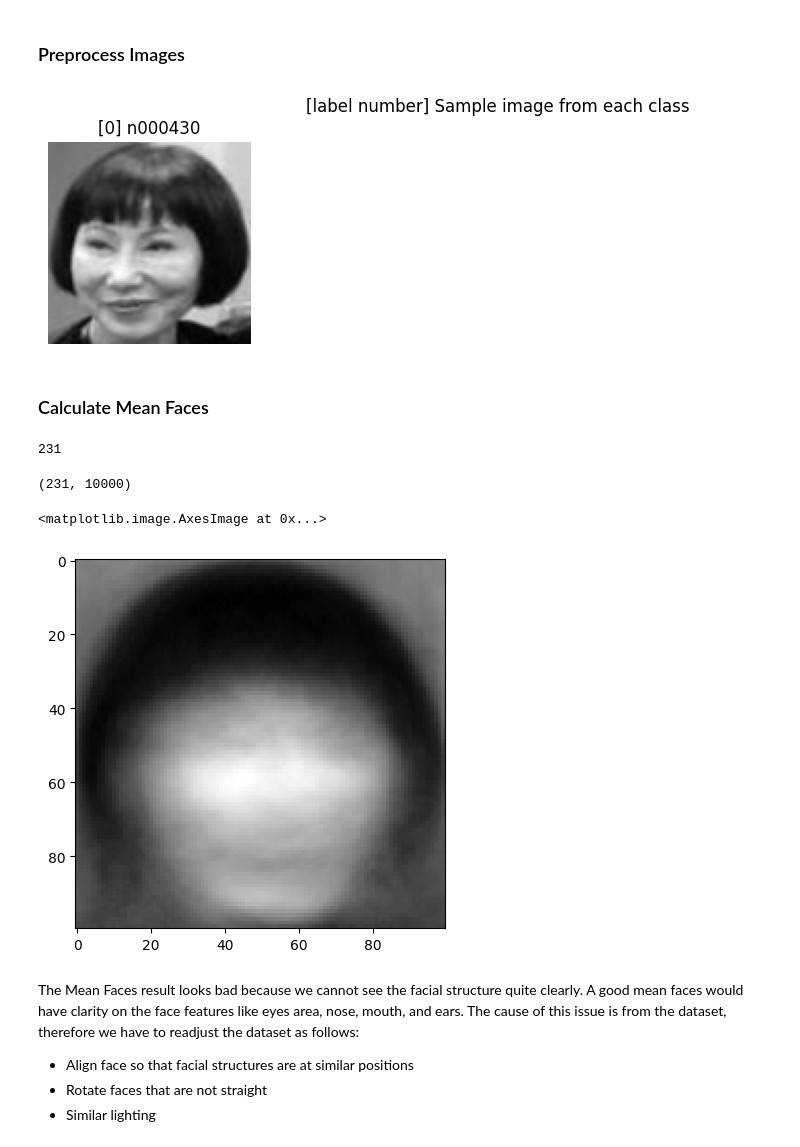
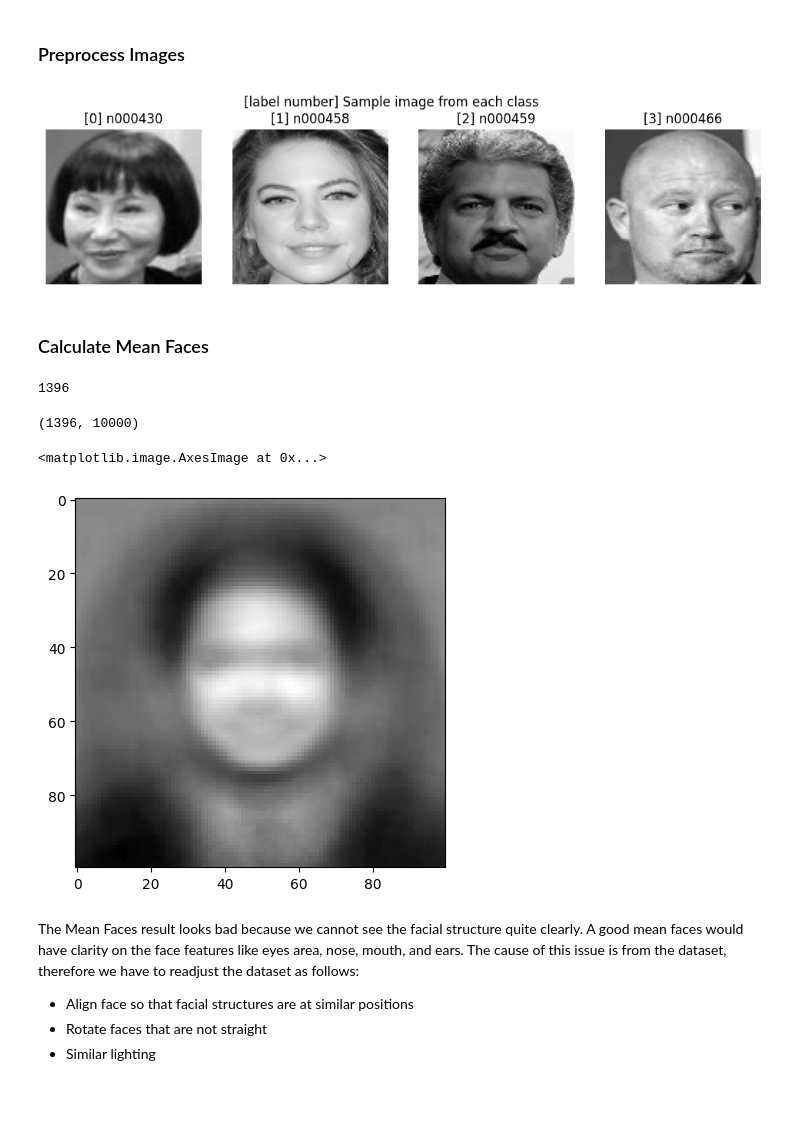
Before and after one commit to ReinerJasin/face_recognition_eigenfaces, a Jupyter notebook: project/face_recognition.ipynb, the cells around one changed output. Saved outputs shown, nothing was run; the diff lists cells and outputs as text; code cells hidden in the pictures; blank space fills up the shorter version.

```diff
--- a/project/face_recognition.ipynb
+++ b/project/face_recognition.ipynb
@@ -109,7 +109,7 @@ label_mapping = {
     'n000458': 1,
     'n000459': 2,
     'n000466': 3,
-    # 'n000430_2': 4,
+    'n000430_2': 4,
     }
 
 plt.figure(figsize=(NUM_OF_CLASSES * 3, 3))
@@ -125,12 +125,12 @@ for class_folder in sorted(os.listdir(data_dir)):
     #
     # if class_folder == "n000430":
     #     continue
-    if class_folder == "n000458":
-        continue
-    if class_folder == "n000459":
-        continue
-    if class_folder == "n000466":
-        continue
+    # if class_folder == "n000458":
+    #     continue
+    # if class_folder == "n000459":
+    #     continue
+    # if class_folder == "n000466":
+    #     continue
 
     if class_folder == "n000430_2":
         continue
@@ -167,44 +167,44 @@ for class_folder in sorted(os.listdir(data_dir)):
             plt.imshow(image, cmap="gray")
             plt.title(f'[{label_mapping[class_folder]}] {class_folder}')
             plt.suptitle('[label number] Sample image from each class')
             plt.axis('off')
 
             # DEBUG PRINT
             # print(image.shape)
             # print(image.flatten().shape)
             # print(image.flatten())
 
         image_list.append(image.flatten())
 
 plt.show()
 
 image_list = np.array(image_list)
 
 # DEBUG PRINT
 # print(type(image_list))
 # print(image_list.ndim)
 # print(image_list.shape)
 # print(image_list)
 # print()
 # print(image_list[:2])
 
 # print(class_folder_list)
 # print(image_path_list)
 # print(label_list)
 # print(len(image_path_list))
 # print(len(label_list))
 # %% [output]
-[figure, old version]
+[figure, new version]
 # %% [markdown]
 ### Calculate Mean Faces
 # %%
 len(image_list)
 # %% [output]
-231
+1396
 # %%
 image_list.shape
 # %% [output]
-(231, 10000)
+(1396, 10000)
 # %%
 # mean_faces = []
 
@@ -224,7 +224,7 @@ plt.imshow(mean_faces_reshaped, cmap='gray')
 # Compute the average of each pixel
 # %% [output]
 <matplotlib.image.AxesImage at 0x...>
-[figure, old version]
+[figure, new version]
 # %% [markdown]
 The Mean Faces result looks bad because we cannot see the facial structure quite clearly. A good mean faces would have clarity on the face features like eyes area, nose, mouth, and ears. The cause of this issue is from the dataset, therefore we have to readjust the dataset as follows:
 * Align face so that facial structures are at similar positions
```
Also changed, not shown: parts of 16 cells of this notebook, 1 other file.
